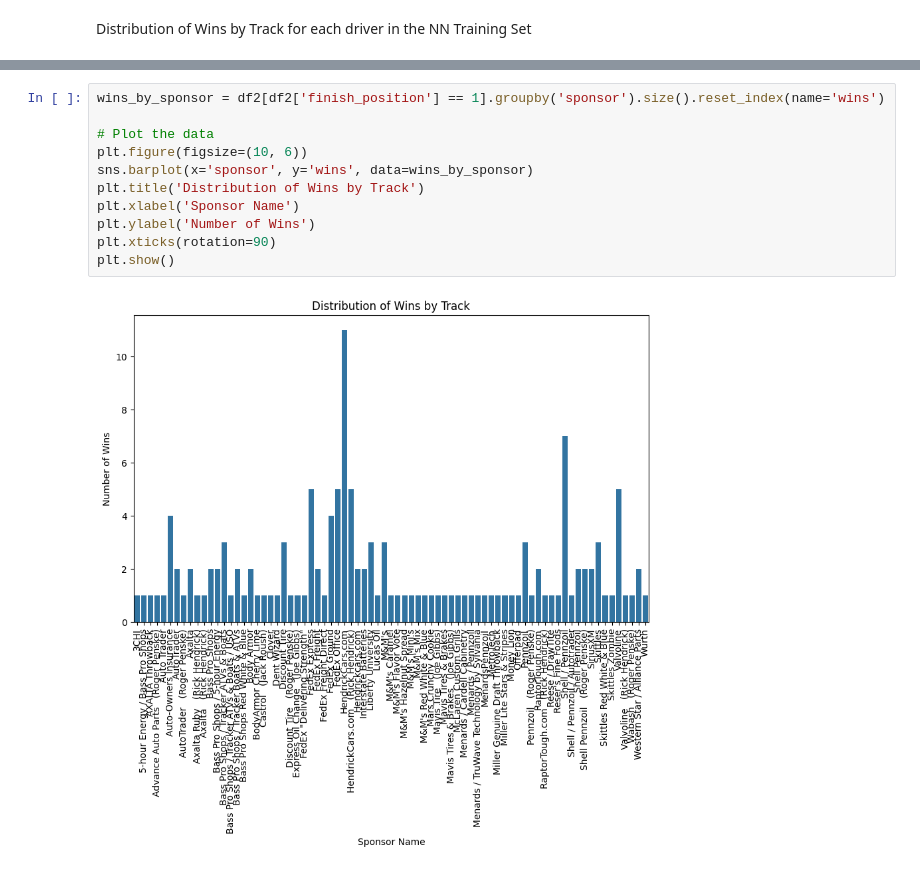
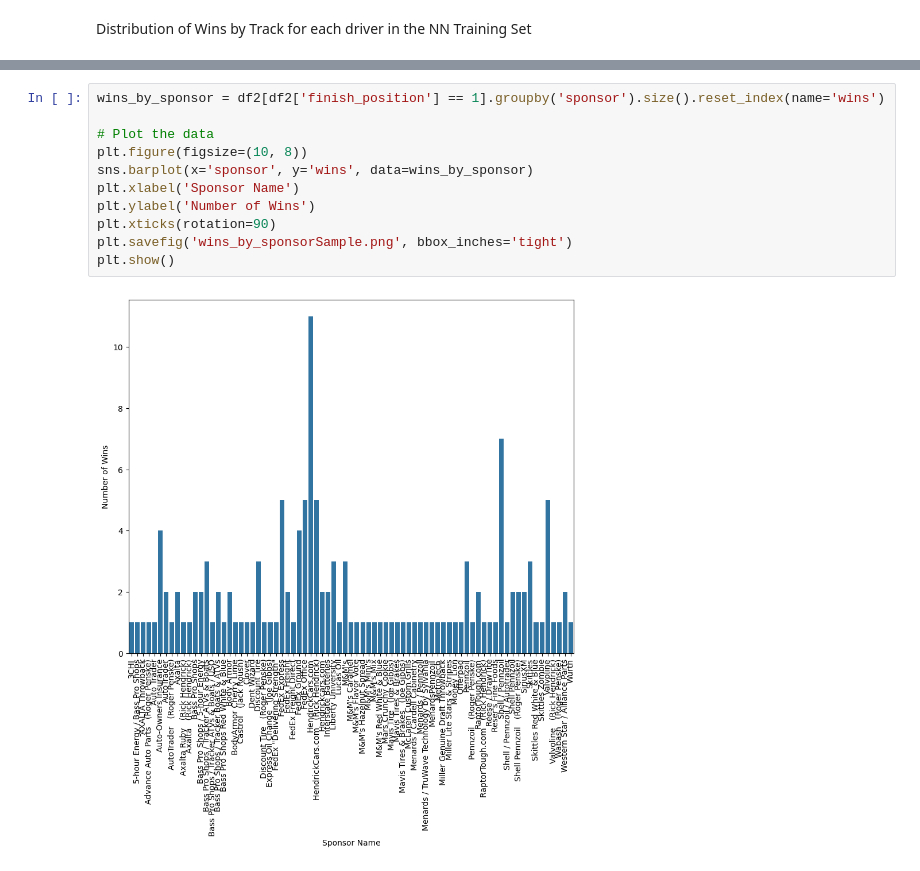
Before and after one commit to ermunroe/DS480Project, a Jupyter notebook: descriptiveVis.ipynb, the cells around one changed output, grey strips where cells are left out. Drawn from its saved outputs; the diff is of its cells as text.

```diff
--- a/descriptiveVis.ipynb
+++ b/descriptiveVis.ipynb
@@ -107,13 +108,13 @@ plt.show()
 # %%
 wins_by_sponsor = df2[df2['finish_position'] == 1].groupby('sponsor').size().reset_index(name='wins')
 
 # Plot the data
-plt.figure(figsize=(10, 6))
+plt.figure(figsize=(10, 8))
 sns.barplot(x='sponsor', y='wins', data=wins_by_sponsor)
-plt.title('Distribution of Wins by Track')
 plt.xlabel('Sponsor Name')
 plt.ylabel('Number of Wins')
 plt.xticks(rotation=90)
+plt.savefig('wins_by_sponsorSample.png', bbox_inches='tight')
 plt.show()
 # %% [output]
-[figure, old version]
+[figure, new version]
```
Also changed, not shown: parts of 5 cells of this notebook, 6 other files.
